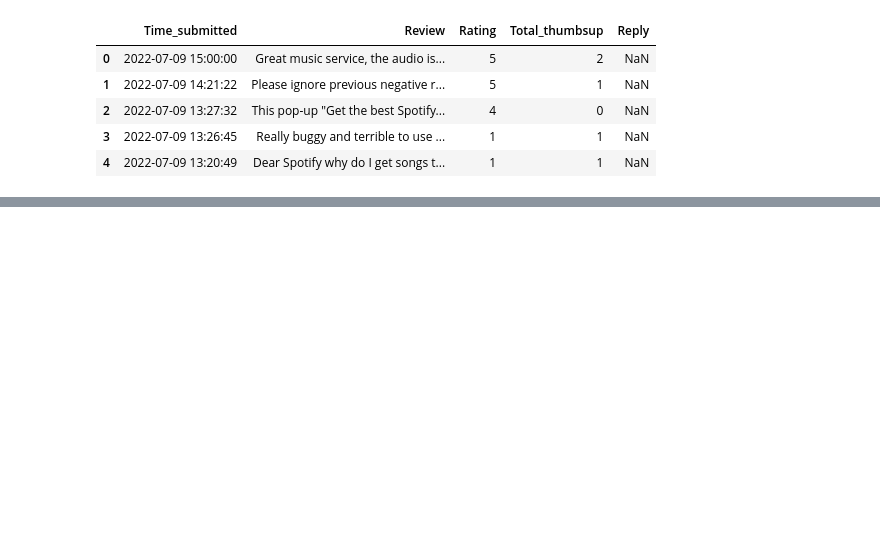
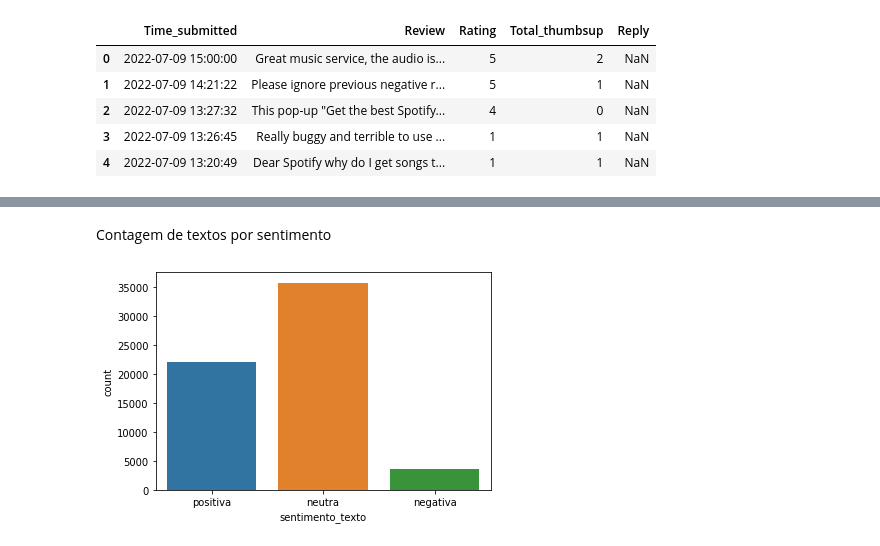
Before and after one commit to antunesvitor/pln-spotify-reviews, a Jupyter notebook: main.ipynb, the cells around one changed output, grey strips where cells are left out. Saved outputs shown, nothing was run; the diff lists cells and outputs as text; code cells hidden in the pictures; blank space fills up the shorter version.

```diff
--- a/main.ipynb
+++ b/main.ipynb
@@ -11,6 +12,7 @@ Os dados estão presentes em reviews.csv
 # %%
 import pandas as pd
-data = pd.read_csv('reviews.csv')
+
+data = pd.read_csv("https://raw.githubusercontent.com/antunesvitor/pln-spotify-reviews/master/reviews.csv")
 data.head()
 # %% [output]
 |  | Time_submitted | Review | Rating | Total_thumbsup | Reply |
@@ -52,0 +56,13 @@ KeyboardInterrupt:
+# %%
+#após feita a análise para cada review vamos categorizar elas
+def categorizar_sentimento(polaridade):
+  if polaridade <= -0.33:
+    return "negativa"
+  elif polaridade > -0.33 and polaridade < 0.33:
+    return "neutra"
+  else:
+    return "positiva"
+
+reviews["sentimento_texto"] = reviews.apply(lambda row: categorizar_sentimento(row["sentimento_pontuacao"]), axis=1)
+
+reviews.head()
@@ -52,0 +79,10 @@ KeyboardInterrupt:
+# %% [markdown]
+
+Contagem de textos por sentimento
+# %%
+
+import seaborn as sns
+
+sns.countplot(x="sentimento_texto", data = reviews );
+# %% [output]
+[figure, added]
```
Also changed, not shown: parts of 36 cells of this notebook.
